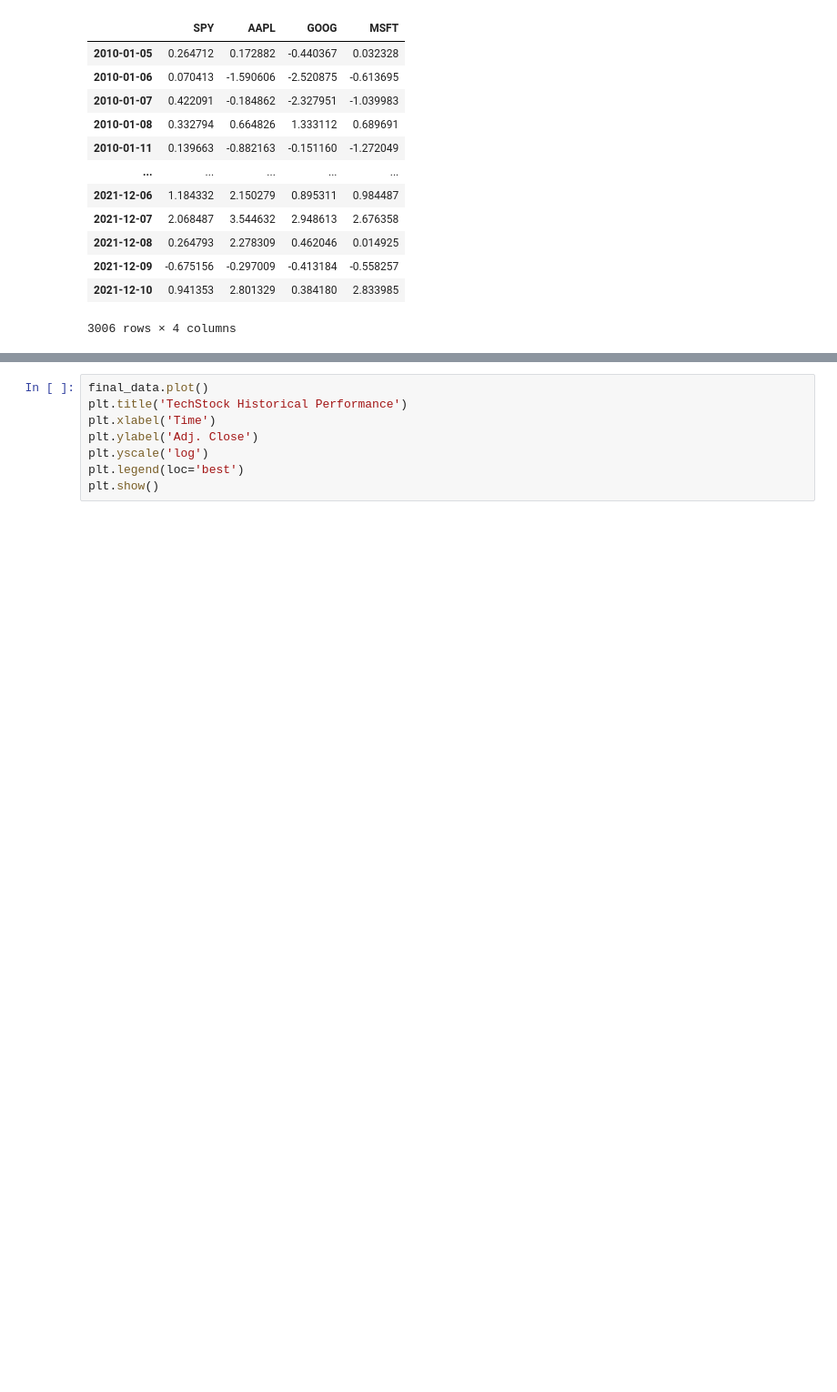
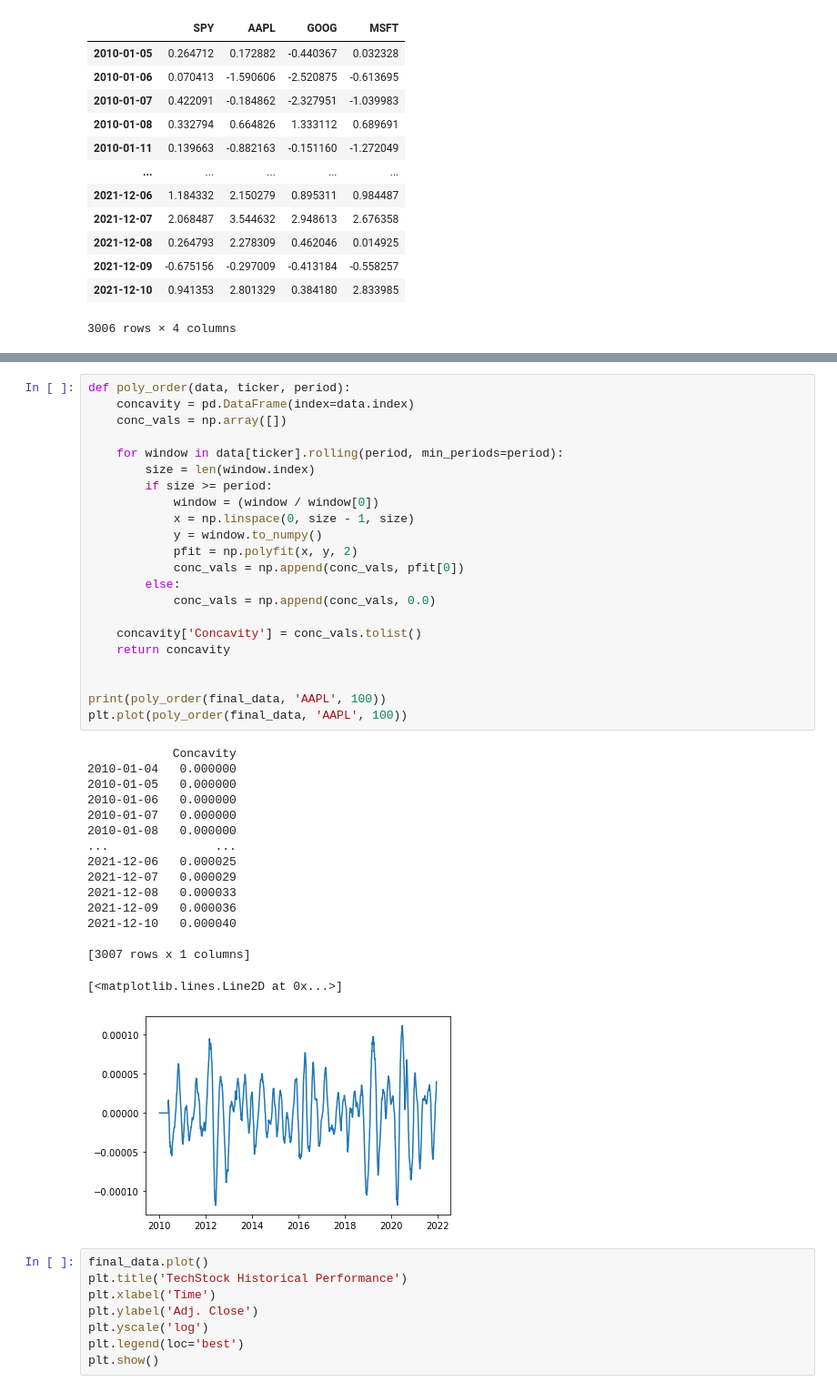
Before and after one commit to namcneill/hockthemstocks, a Jupyter notebook: PlottingExp.ipynb, the cells around one changed output, grey strips where cells are left out. Shown at 91% size. Saved outputs shown, nothing was run; the diff lists cells and outputs as text; blank space fills up the shorter version.

```diff
--- a/PlottingExp.ipynb
+++ b/PlottingExp.ipynb
@@ -54,3 +75,42 @@ pct_daily_returns(final_data)
+# %%
+def poly_order(data, ticker, period):
+    concavity = pd.DataFrame(index=data.index)
+    conc_vals = np.array([])
+
+    for window in data[ticker].rolling(period, min_periods=period):
+        size = len(window.index)
+        if size >= period:
+            window = (window / window[0])
+            x = np.linspace(0, size - 1, size)
+            y = window.to_numpy()
+            pfit = np.polyfit(x, y, 2)
+            conc_vals = np.append(conc_vals, pfit[0])
+        else:
+            conc_vals = np.append(conc_vals, 0.0)
+
+    concavity['Concavity'] = conc_vals.tolist()
+    return concavity
+
+
+print(poly_order(final_data, 'AAPL', 100))
+plt.plot(poly_order(final_data, 'AAPL', 100))
+# %% [output]
+            Concavity
+2010-01-04   0.000000
+2010-01-05   0.000000
+2010-01-06   0.000000
+2010-01-07   0.000000
+2010-01-08   0.000000
+...               ...
+2021-12-06   0.000025
+2021-12-07   0.000029
+2021-12-08   0.000033
+2021-12-09   0.000036
+2021-12-10   0.000040
+
+[3007 rows x 1 columns]
+[<matplotlib.lines.Line2D at 0x...>]
+[figure, added]
 # %%
 final_data.plot()
 plt.title('TechStock Historical Performance')
```
Also changed, not shown: parts of 1 cell of this notebook, 2 other files.
